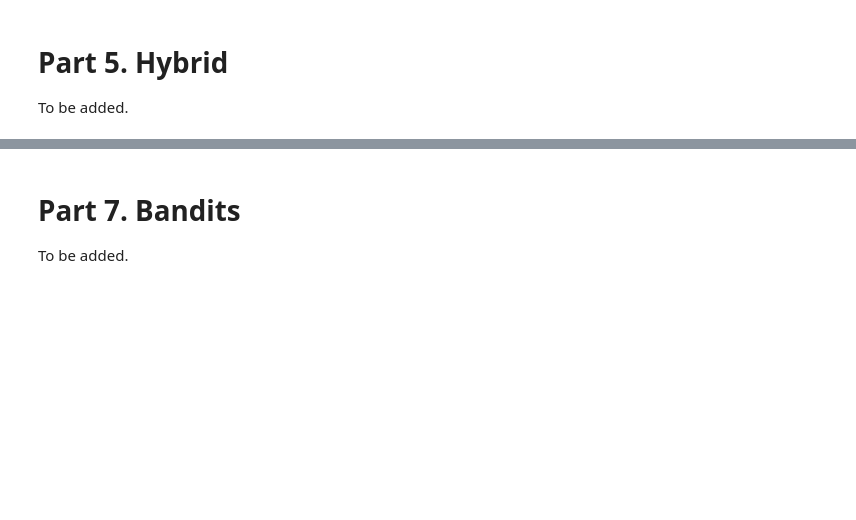
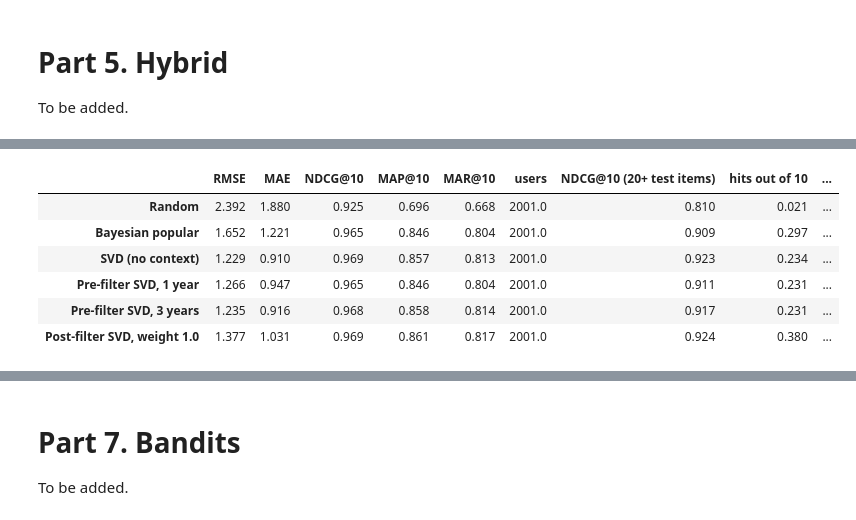
Before and after one commit to estellearnander/recsys_group_project, a Jupyter notebook: notebooks/03_recommenders.ipynb, the cells around one changed output, grey strips where cells are left out. Cells and saved outputs as stored; diff of their text form; code cells hidden in the pictures; blank space fills up the shorter version.

```diff
--- a/notebooks/03_recommenders.ipynb
+++ b/notebooks/03_recommenders.ipynb
@@ -1958,0 +2075,21 @@ To be added.
+# %%
+class MyPostFilterSVD(AlgoBase):
+    def __init__(self, start, weight):
+        AlgoBase.__init__(self)
+        self.start = start
+        self.weight = weight
+
+    def fit(self, trainset):
+        AlgoBase.fit(self, trainset)
+        self.svd = SVD(random_state=my_seed)
+        self.svd.fit(trainset)
+
+        train_df = add_time(pd.DataFrame([(trainset.to_raw_uid(u), trainset.to_raw_iid(i), r) for (u, i, r) in trainset.all_ratings()],
+                                         columns=["user_id", "anime_id", "score"]))
+        counts = train_df[train_df["last_updated"] >= self.start].groupby("anime_id").size()
+        popularity = np.log1p(counts) / np.log1p(counts.max())
+        self.context_popularity = {trainset.to_inner_iid(a): p for a, p in popularity.items()}
+        return self
+
+    def estimate(self, u, i):
+        return self.svd.estimate(u, i) + self.weight * self.context_popularity.get(i, 0)
@@ -1958,0 +2141,32 @@ To be added.
+# %%
+part6_models = {
+    "Random": MyRandomAlgorithm(),
+    "Bayesian popular": MyBayesianPopularAlgorithm(),
+    "SVD (no context)": SVD(random_state=my_seed),
+    "Pre-filter SVD, 1 year": MyPreFilterSVD(context_start),
+    "Pre-filter SVD, 3 years": MyPreFilterSVD(data_end - pd.Timedelta(days=3 * 365)),
+    f"Post-filter SVD, weight {best_post_weight}": MyPostFilterSVD(context_start, best_post_weight),
+}
+
+part6_results = defaultdict(dict)
+part6_top_n = {}
+for name, algo in part6_models.items():
+    algo.fit(trainset)
+    predictions = algo.test(context_testset)
+    part6_results[name].update(accuracy_metrics(predictions))
+    part6_results[name].update(test_ranking_metrics(predictions))
+    part6_results[name]["NDCG@10 (20+ test items)"] = test_ranking_metrics(predictions, min_test_items=20)["NDCG@10"]
+    top_n = top_n_unseen(algo, trainset, context_users, solve_ties=(name != "Random"))
+    part6_top_n[name] = top_n
+    part6_results[name].update(homepage_hits(top_n, context_testset))
+
+results_part6_df = pd.DataFrame(part6_results).T
+results_part6_df.round(3)
+# %% [output]
+|  | RMSE | MAE | NDCG@10 | MAP@10 | MAR@10 | users | NDCG@10 (20+ test items) | hits out of 10 | ... |
+| Random | 2.392 | 1.880 | 0.925 | 0.696 | 0.668 | 2001.0 | 0.810 | 0.021 | ... |
+| Bayesian popular | 1.652 | 1.221 | 0.965 | 0.846 | 0.804 | 2001.0 | 0.909 | 0.297 | ... |
+| SVD (no context) | 1.229 | 0.910 | 0.969 | 0.857 | 0.813 | 2001.0 | 0.923 | 0.234 | ... |
+| Pre-filter SVD, 1 year | 1.266 | 0.947 | 0.965 | 0.846 | 0.804 | 2001.0 | 0.911 | 0.231 | ... |
+| Pre-filter SVD, 3 years | 1.235 | 0.916 | 0.968 | 0.858 | 0.814 | 2001.0 | 0.917 | 0.231 | ... |
+| Post-filter SVD, weight 1.0 | 1.377 | 1.031 | 0.969 | 0.861 | 0.817 | 2001.0 | 0.924 | 0.380 | ... |
```
Also changed, not shown: parts of 82 cells of this notebook, 1 other file.
